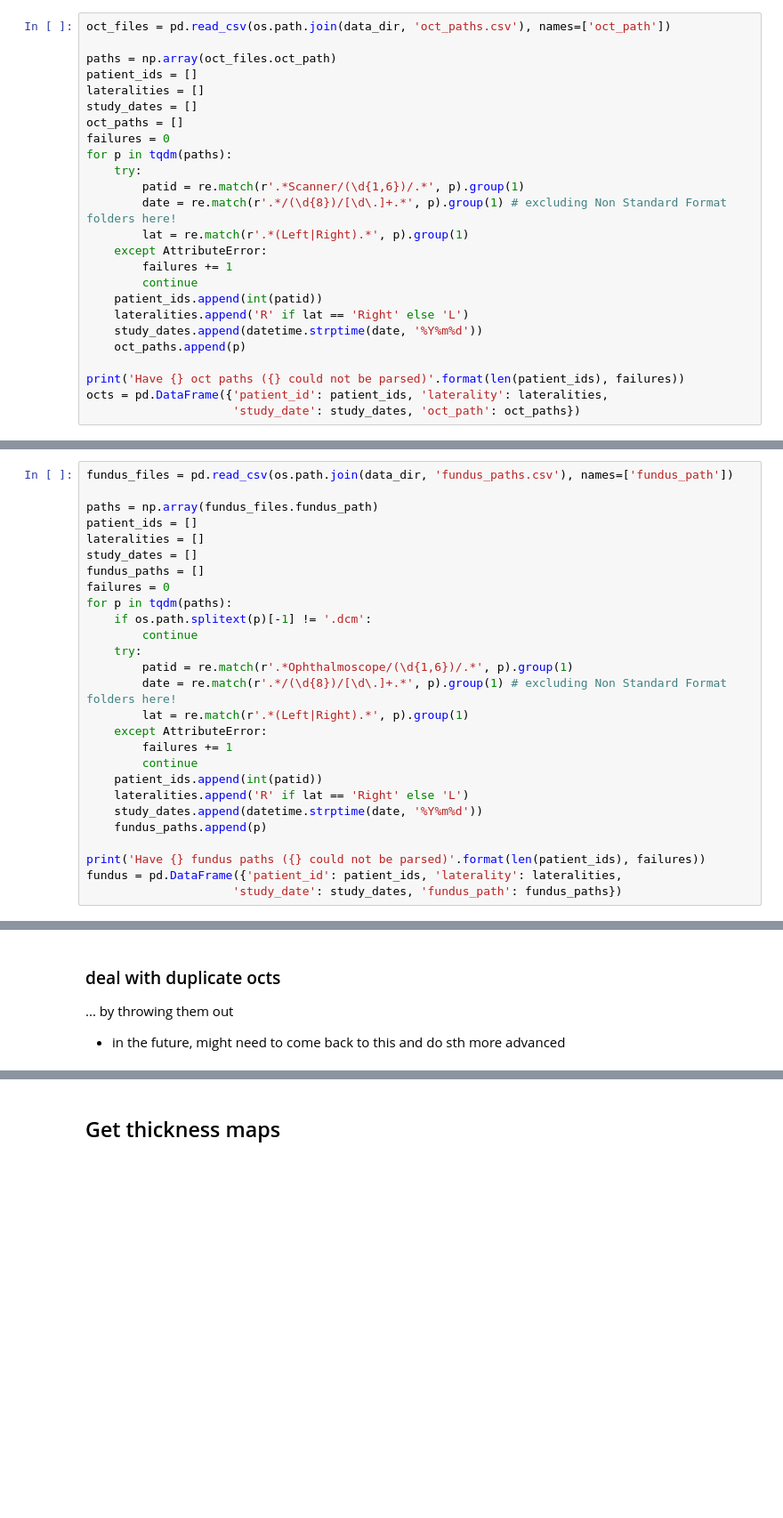
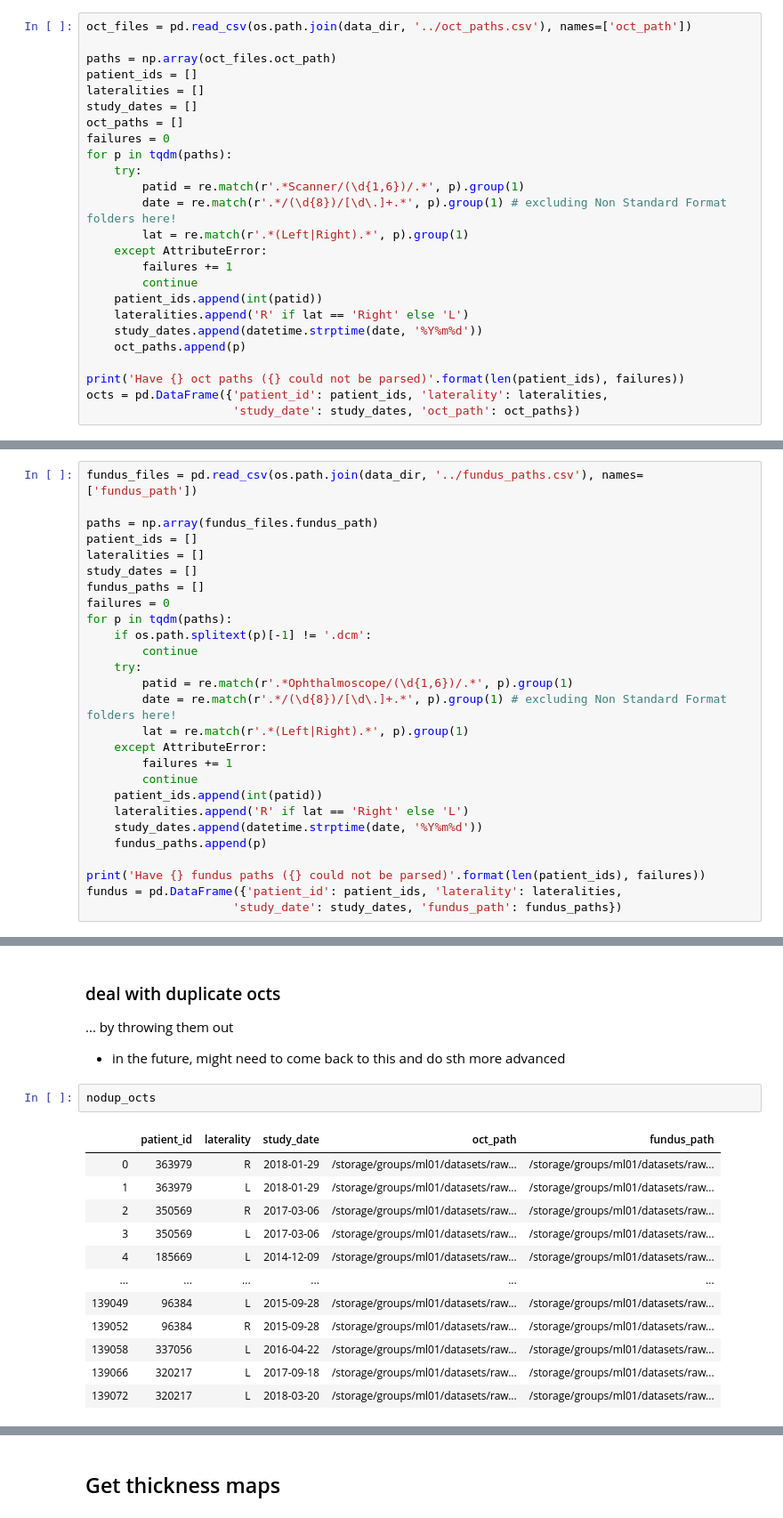
Before and after one commit to theislab/LODE, a Jupyter notebook: eye_clinic_general/dwh_tables_preprocessing/Preprocessing_01CleanLabels.ipynb, the cells around one changed output, grey strips where cells are left out. Shown: that part at 89% size. Drawn from its saved outputs; the diff is of its cells as text; blank space fills up the shorter version.

```diff
--- a/eye_clinic_general/dwh_tables_preprocessing/Preprocessing_01CleanLabels.ipynb
+++ b/eye_clinic_general/dwh_tables_preprocessing/Preprocessing_01CleanLabels.ipynb
@@ -468,7 +482,7 @@ Saved 278009 procedures
 ## Get OCT and fundus maps
 ### OCTs
 # %%
-oct_files = pd.read_csv(os.path.join(data_dir, 'oct_paths.csv'), names=['oct_path'])
+oct_files = pd.read_csv(os.path.join(data_dir, '../oct_paths.csv'), names=['oct_path'])
 
 paths = np.array(oct_files.oct_path)
 patient_ids = []
@@ -498,7 +512,7 @@ Have 139208 oct paths (31896 could not be parsed)
 # %% [markdown]
 ### Fundus maps
 # %%
-fundus_files = pd.read_csv(os.path.join(data_dir, 'fundus_paths.csv'), names=['fundus_path'])
+fundus_files = pd.read_csv(os.path.join(data_dir, '../fundus_paths.csv'), names=['fundus_path'])
 
 paths = np.array(fundus_files.fundus_path)
 patient_ids = []
@@ -703,3 +724,18 @@ interactive(children=(IntSlider(value=24, description='slice_no', max=48), Outpu
 ### deal with duplicate octs
 ... by throwing them out
 - in the future, might need to come back to this and do sth more advanced
+# %%
+nodup_octs
+# %% [output]
+|  | patient_id | laterality | study_date | oct_path | fundus_path |
+| 0 | 363979 | R | 2018-01-29 | /storage/groups/ml01/datasets/raw... | /storage/groups/ml01/datasets/raw... |
+| 1 | 363979 | L | 2018-01-29 | /storage/groups/ml01/datasets/raw... | /storage/groups/ml01/datasets/raw... |
+| 2 | 350569 | R | 2017-03-06 | /storage/groups/ml01/datasets/raw... | /storage/groups/ml01/datasets/raw... |
+| 3 | 350569 | L | 2017-03-06 | /storage/groups/ml01/datasets/raw... | /storage/groups/ml01/datasets/raw... |
+| 4 | 185669 | L | 2014-12-09 | /storage/groups/ml01/datasets/raw... | /storage/groups/ml01/datasets/raw... |
+| ... | ... | ... | ... | ... | ... |
+| 139049 | 96384 | L | 2015-09-28 | /storage/groups/ml01/datasets/raw... | /storage/groups/ml01/datasets/raw... |
+| 139052 | 96384 | R | 2015-09-28 | /storage/groups/ml01/datasets/raw... | /storage/groups/ml01/datasets/raw... |
+| 139058 | 337056 | L | 2016-04-22 | /storage/groups/ml01/datasets/raw... | /storage/groups/ml01/datasets/raw... |
+| 139066 | 320217 | L | 2017-09-18 | /storage/groups/ml01/datasets/raw... | /storage/groups/ml01/datasets/raw... |
+| 139072 | 320217 | L | 2018-03-20 | /storage/groups/ml01/datasets/raw... | /storage/groups/ml01/datasets/raw... |
```
Also changed, not shown: parts of 22 cells of this notebook, 2 other files.
